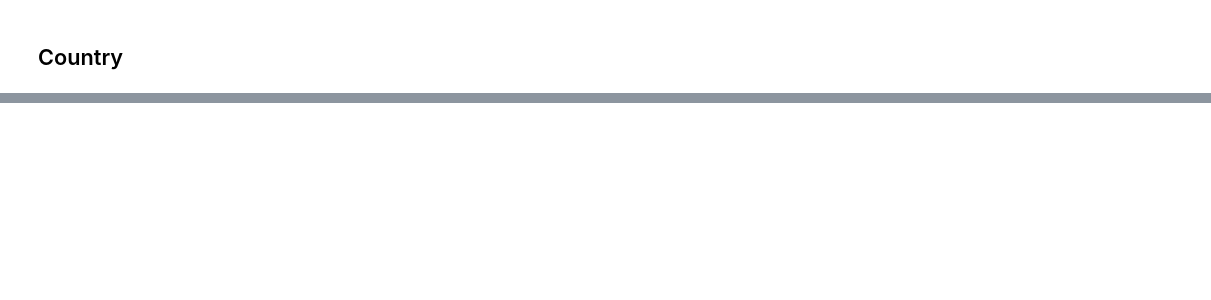
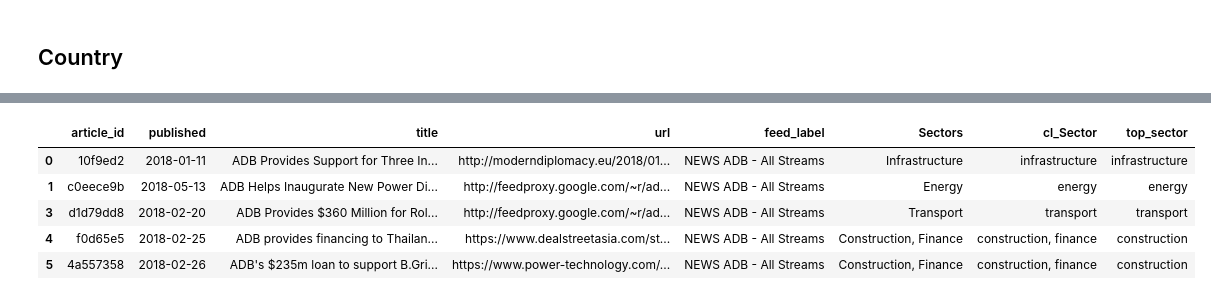
Before and after one commit to ychen131/iap-datadive-2018, a Jupyter notebook: Notebooks/IAP_Proejct_Data_Sample_Review.ipynb, the cells around one changed output, grey strips where cells are left out. Drawn from its saved outputs; the diff is of its cells as text; code cells hidden in the pictures; blank space fills up the shorter version.

Commit message:
many updates - cleaned labeled data is biggest

```diff
--- a/Notebooks/IAP_Proejct_Data_Sample_Review.ipynb
+++ b/Notebooks/IAP_Proejct_Data_Sample_Review.ipynb
@@ -362,0 +371,3 @@ Name: Country2, dtype: int64
+# %%
+country_data = country_data[country_data.Country1 != 'NA']
+print(country_data.shape)
@@ -362,0 +376,2 @@ Name: Country2, dtype: int64
+# %%
+country_data = country_data.drop('Country2',axis=1)
@@ -362,0 +380,21 @@ Name: Country2, dtype: int64
+# %%
+drop_list = ['DK_ADMIN_TRANSFERRED_CSV','HyperLink']
+# %%
+output_files = {}
+for df in [('banks',banks_data),( 'sectors',sector_data), ('countries',country_data),( 'projects',project_labeled_data)]:
+    out_df = df[1].drop(drop_list, axis=1).copy()
+    if df[0] == 'banks':
+        out_df = out_df.drop(['Sectors','Country1','Country2','Matched','Projects(EWSProjectID)','EWS Project Name',
+                             'EWS hyperlink'],axis=1)
+    if df[0] == 'sectors':
+        out_df = out_df.drop(['Bank1','Bank2','Country1','Country2','Matched','Projects(EWSProjectID)','EWS Project Name',
+                             'EWS hyperlink'],axis=1)
+    if df[0] == 'countries':
+        out_df = out_df.drop(['Bank1','Bank2','Sectors','Matched','Projects(EWSProjectID)','EWS Project Name',
+                             'EWS hyperlink'],axis=1)
+    if df[0] == 'projects':
+        out_df = out_df.drop(['Bank1','Bank2','Sectors','Country2','Country1'],axis=1)
+
+    output_files[df[0]] = out_df
+
+    #drop admin cols etc
@@ -362,0 +410,9 @@ Name: Country2, dtype: int64
+# %%
+output_files['sectors'].head()
+# %% [output]
+|  | article_id | published | title | url | feed_label | Sectors | cl_Sector | top_sector |
+| 0 | 10f9ed2 | 2018-01-11 | ADB Provides Support for Three In... | http://moderndiplomacy.eu/2018/01... | NEWS ADB - All Streams | Infrastructure | infrastructure | infrastructure |
+| 1 | c0eece9b | 2018-05-13 | ADB Helps Inaugurate New Power Di... | http://feedproxy.google.com/~r/ad... | NEWS ADB - All Streams | Energy | energy | energy |
+| 3 | d1d79dd8 | 2018-02-20 | ADB Provides $360 Million for Rol... | http://feedproxy.google.com/~r/ad... | NEWS ADB - All Streams | Transport | transport | transport |
+| 4 | f0d65e5 | 2018-02-25 | ADB provides financing to Thailan... | https://www.dealstreetasia.com/st... | NEWS ADB - All Streams | Construction, Finance | construction, finance | construction |
+| 5 | 4a557358 | 2018-02-26 | ADB's $235m loan to support B.Gri... | https://www.power-technology.com/... | NEWS ADB - All Streams | Construction, Finance | construction, finance | construction |
```
Also changed, not shown: parts of 49 cells of this notebook, 15 other files.
